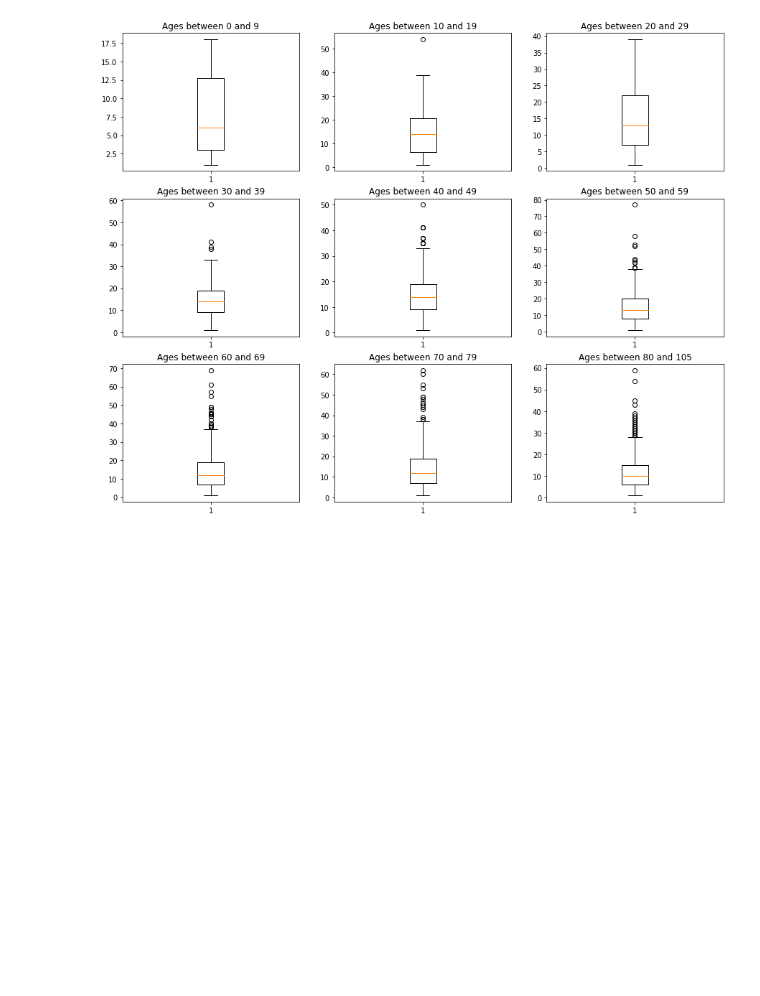
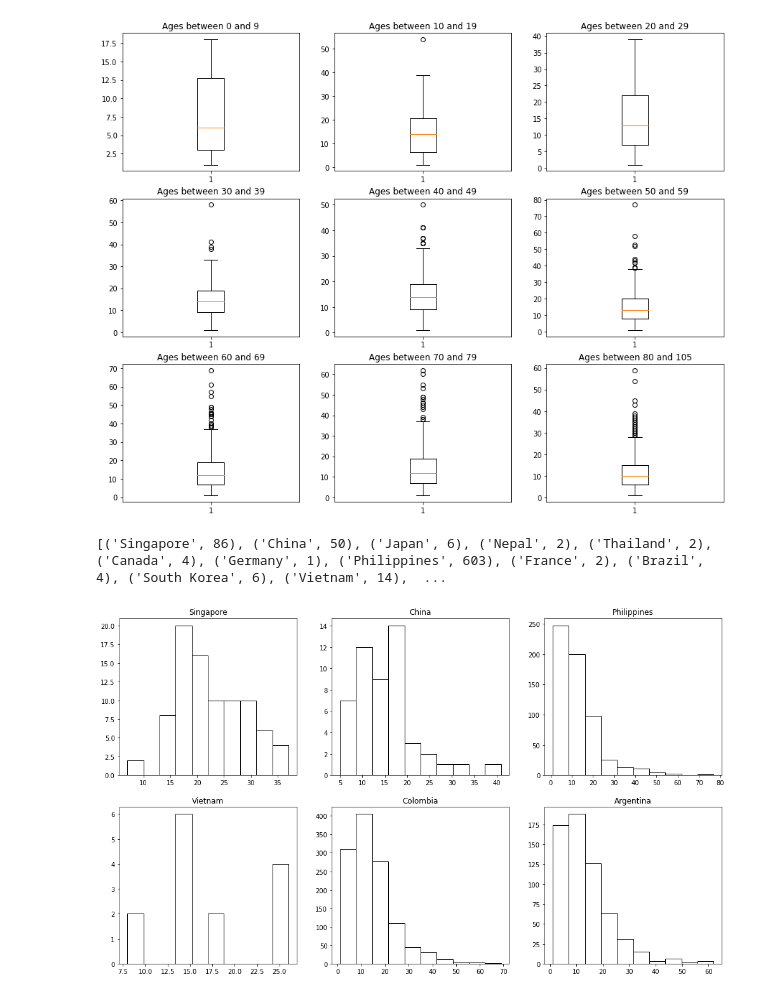
Before and after one commit to juanscr/covid-abms, a Jupyter notebook: misc/data-mining.ipynb, the cells around one changed output. Saved outputs shown, nothing was run; the diff lists cells and outputs as text; code cells hidden in the pictures; blank space fills up the shorter version.

Commit message:
[ misc ] Organized notebook and added country segmentation.

```diff
--- a/misc/data-mining.ipynb
+++ b/misc/data-mining.ipynb
@@ -184,13 +191,13 @@ age_dataset = list(filter(lambda x: "-" not in x[0], age_dataset))
 bins_ages = [(i, i + 9) for i in range(0, 80, 10)]
 bins_ages.append((80, int(max(age_dataset, key=lambda x: float(x[0]))[0])))
 data_per_age = {}
-for data in age_dataset:
+for data_1 in age_dataset:
     for bin0 in bins_ages:
-        if bin0[0] <= float(data[0]) <= bin0[1]:
+        if bin0[0] <= float(data_1[0]) <= bin0[1]:
             if bin0 in data_per_age:
-                data_per_age[bin0].append(data[1])
+                data_per_age[bin0].append(data_1[1])
             else:
-                data_per_age[bin0] = [data[1]]
+                data_per_age[bin0] = [data_1[1]]
             break
 
 print(list(sorted(map(lambda x: (x, len(data_per_age[x])), data_per_age), key=lambda x: x[0][0])))
@@ -225,3 +232,34 @@ plt.savefig("boxplots-per-age.pdf", bbox_inches='tight')
 plt.show()
 # %% [output]
 [figure]
+# %%
+# Construct data set per country
+country_sample = remove_nans('country', 'date_onset_symptoms', 'date_death_or_discharge')
+country_dataset = list(filter(lambda x: x[1] > 0, map(lambda x: (x[0], date_to_days(x[1:])), country_sample)))
+# %%
+data_per_country = {}
+for data_1 in country_dataset:
+    if data_1[0] in data_per_country:
+        data_per_country[data_1[0]].append(data_1[1])
+    else:
+        data_per_country[data_1[0]] = [data_1[1]]
+
+print(list(map(lambda x: (x, len(data_per_country[x])), data_per_country)))
+# %% [output]
+[('Singapore', 86), ('China', 50), ('Japan', 6), ('Nepal', 2), ('Thailand', 2), ('Canada', 4), ('Germany', 1), ('Philippines', 603), ('France', 2), ('Brazil', 4), ('South Korea', 6), ('Vietnam', 14),  ...
+# %%
+_, axs = plt.subplots(2, 3, figsize=(17, 10))
+index = [0, 0]
+for elem in data_per_country:
+    if len(data_per_country[elem]) < 14:
+        continue
+    axs[index[0], index[1]].hist(data_per_country[elem], ec='black', color='white')
+    axs[index[0], index[1]].title.set_text(elem)
+    index[1] = (index[1] + 1) % 3
+    if index[1] == 0:
+        index[0] += 1
+        index[1] = 0
+plt.savefig("hists-per-country.pdf", bbox_inches='tight')
+plt.show()
+# %% [output]
+[figure, added]
```
Also changed, not shown: parts of 8 cells of this notebook.
